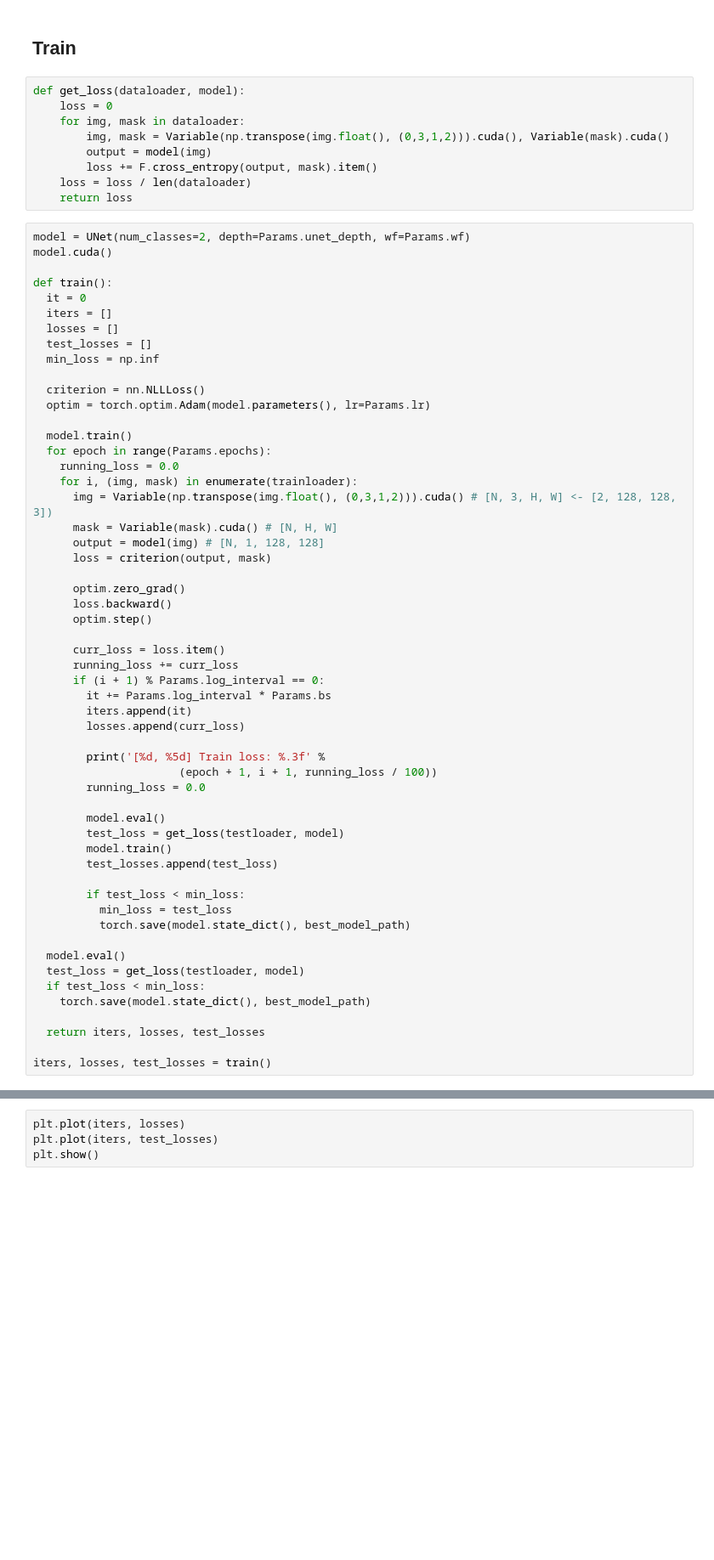
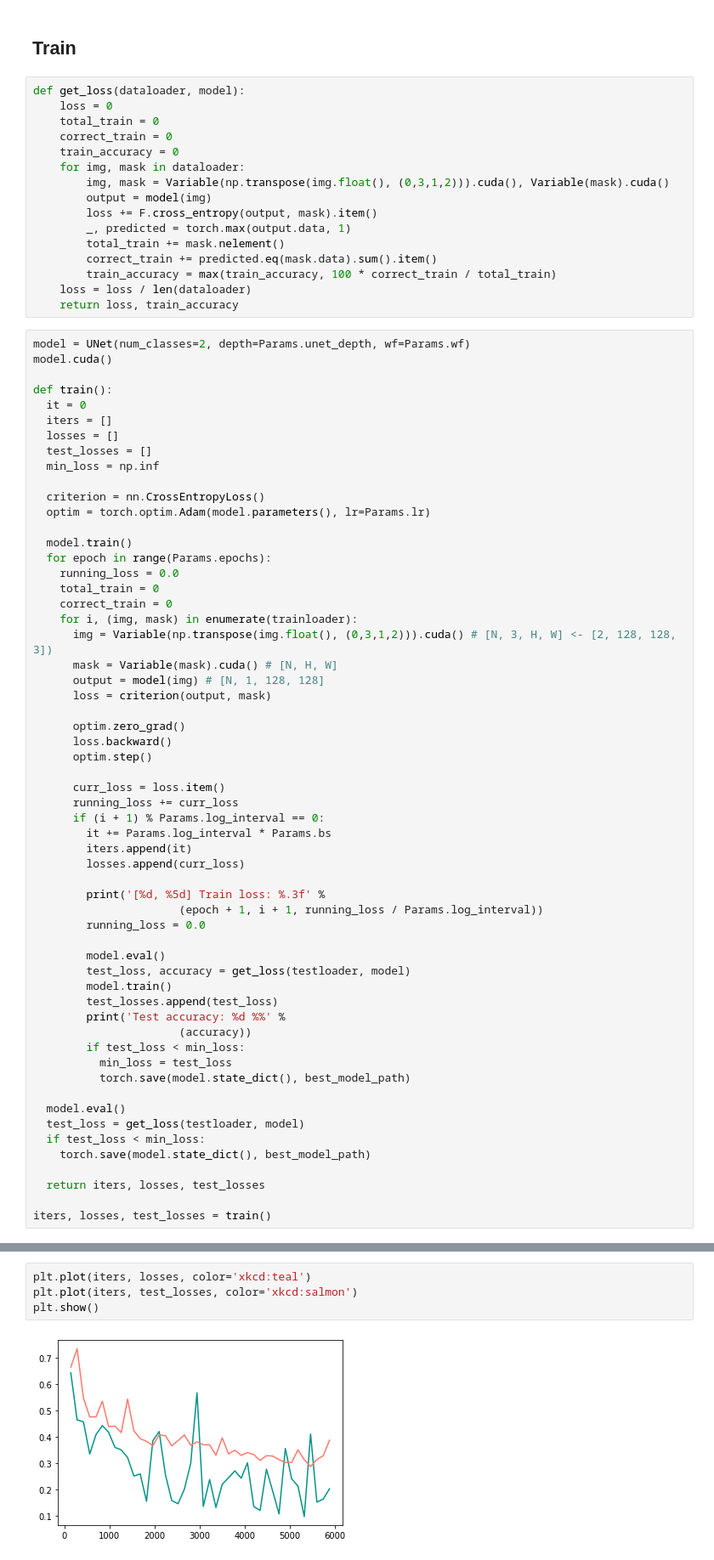
Before and after one commit to annkamsk/ASD-problems, a Jupyter notebook: Ass2.ipynb, the cells around one changed output, grey strips where cells are left out. Shown at 85% size. Drawn from its saved outputs; the diff is of its cells as text; blank space fills up the shorter version.

```diff
--- a/Ass2.ipynb
+++ b/Ass2.ipynb
@@ -209,12 +209,19 @@ TypeError: ignored
 # %%
 def get_loss(dataloader, model):
     loss = 0
+    total_train = 0
+    correct_train = 0
+    train_accuracy = 0
     for img, mask in dataloader:
         img, mask = Variable(np.transpose(img.float(), (0,3,1,2))).cuda(), Variable(mask).cuda()
         output = model(img)
         loss += F.cross_entropy(output, mask).item()
+        _, predicted = torch.max(output.data, 1)
+        total_train += mask.nelement()
+        correct_train += predicted.eq(mask.data).sum().item()
+        train_accuracy = max(train_accuracy, 100 * correct_train / total_train)
     loss = loss / len(dataloader)
-    return loss
+    return loss, train_accuracy
 # %%
 model = UNet(num_classes=2, depth=Params.unet_depth, wf=Params.wf)
 model.cuda()
@@ -226,12 +233,14 @@ def train():
   test_losses = []
   min_loss = np.inf
 
-  criterion = nn.NLLLoss()
+  criterion = nn.CrossEntropyLoss()
   optim = torch.optim.Adam(model.parameters(), lr=Params.lr)
 
   model.train()
   for epoch in range(Params.epochs):
     running_loss = 0.0
+    total_train = 0
+    correct_train = 0
     for i, (img, mask) in enumerate(trainloader):
       img = Variable(np.transpose(img.float(), (0,3,1,2))).cuda() # [N, 3, H, W] <- [2, 128, 128, 3])
       mask = Variable(mask).cuda() # [N, H, W]
@@ -250,14 +259,15 @@ def train():
         losses.append(curr_loss)
 
         print('[%d, %5d] Train loss: %.3f' %
-                      (epoch + 1, i + 1, running_loss / 100))
+                      (epoch + 1, i + 1, running_loss / Params.log_interval))
         running_loss = 0.0
 
         model.eval()
-        test_loss = get_loss(testloader, model)
+        test_loss, accuracy = get_loss(testloader, model)
         model.train()
         test_losses.append(test_loss)
-
+        print('Test accuracy: %d %%' %
+                      (accuracy))
         if test_loss < min_loss:
           min_loss = test_loss
           torch.save(model.state_dict(), best_model_path)
@@ -275,4 +302,6 @@ RuntimeError: ignored
 # %%
-plt.plot(iters, losses)
-plt.plot(iters, test_losses)
+plt.plot(iters, losses, color='xkcd:teal')
+plt.plot(iters, test_losses, color='xkcd:salmon')
 plt.show()
+# %% [output]
+[figure, added]
```
Also changed, not shown: parts of 2 cells of this notebook.
